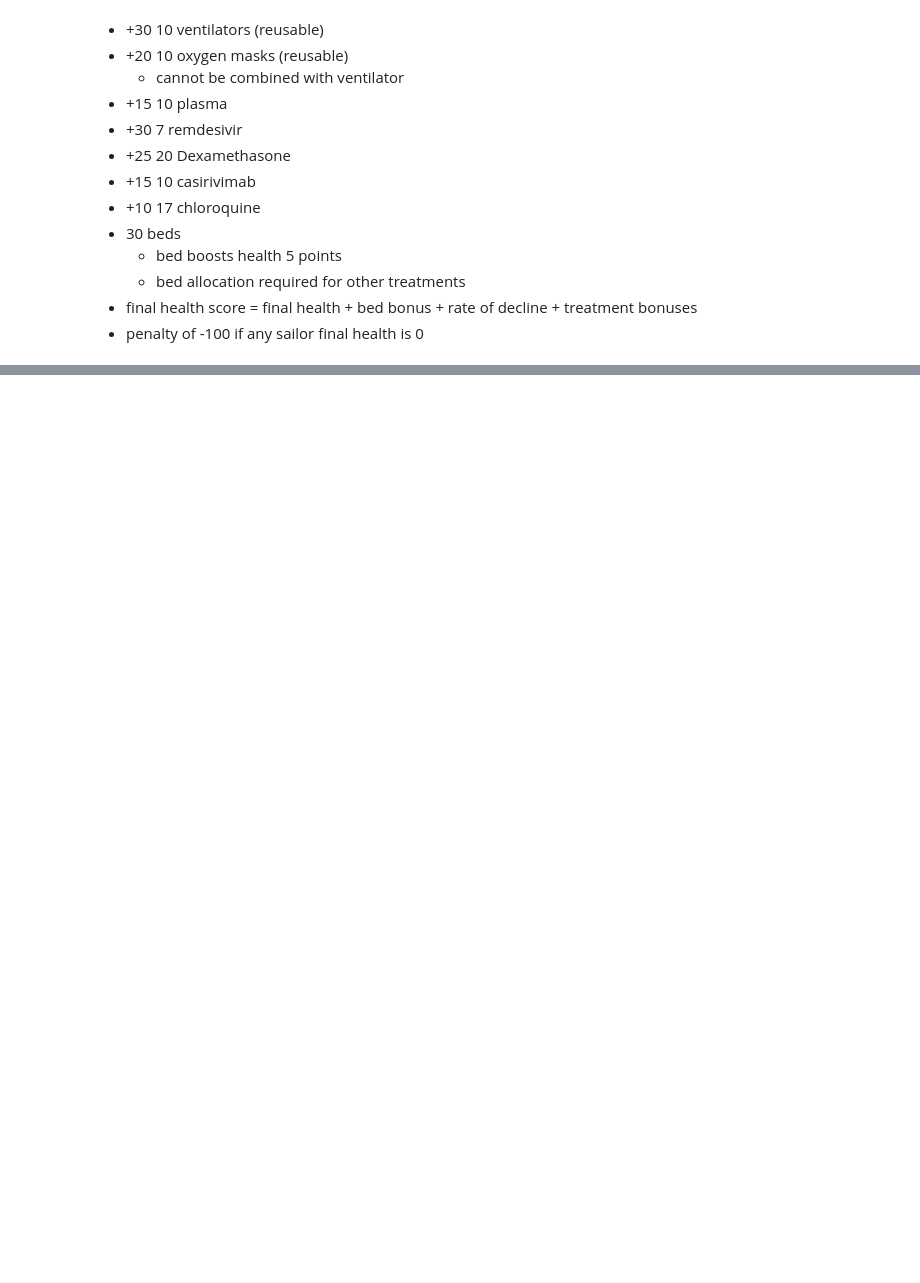
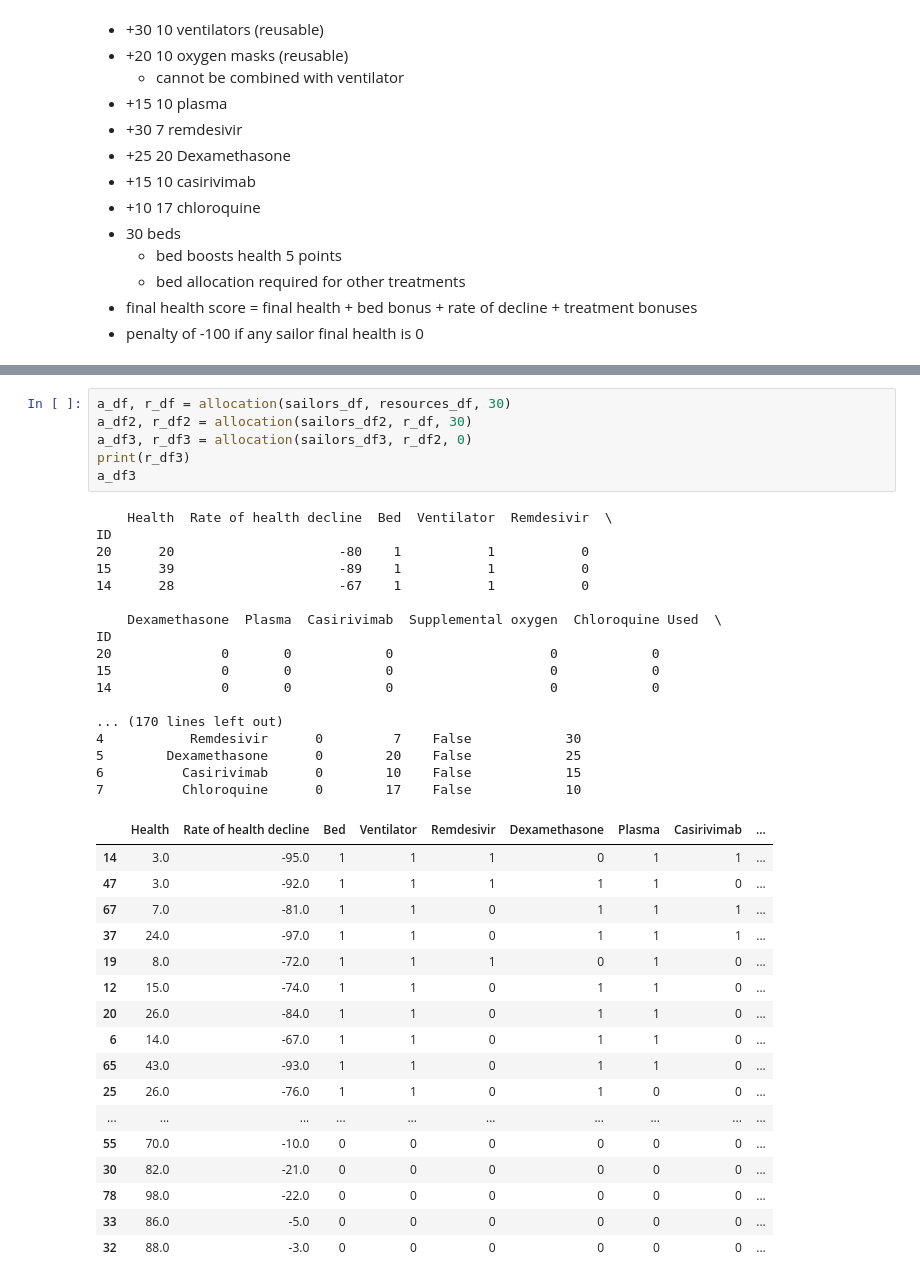
Before and after one commit to fullofentropy/HackTheMachine-1, a Jupyter notebook: game3/Game 3.ipynb, the cells around one changed output, grey strips where cells are left out. Cells and saved outputs as stored; diff of their text form; blank space fills up the shorter version.

```diff
--- a/game3/Game 3.ipynb
+++ b/game3/Game 3.ipynb
@@ -180,0 +223,41 @@ a_df
+# %%
+a_df, r_df = allocation(sailors_df, resources_df, 30)
+a_df2, r_df2 = allocation(sailors_df2, r_df, 30)
+a_df3, r_df3 = allocation(sailors_df3, r_df2, 0)
+print(r_df3)
+a_df3
+# %% [output]
+    Health  Rate of health decline  Bed  Ventilator  Remdesivir  \
+ID
+20      20                     -80    1           1           0
+15      39                     -89    1           1           0
+14      28                     -67    1           1           0
+
+    Dexamethasone  Plasma  Casirivimab  Supplemental oxygen  Chloroquine Used  \
+ID
+20              0       0            0                    0            0
+15              0       0            0                    0            0
+14              0       0            0                    0            0
+
+... (170 lines left out)
+4           Remdesivir      0         7    False            30
+5        Dexamethasone      0        20    False            25
+6          Casirivimab      0        10    False            15
+7          Chloroquine      0        17    False            10
+|  | Health | Rate of health decline | Bed | Ventilator | Remdesivir | Dexamethasone | Plasma | Casirivimab | ... |
+| 14 | 3.0 | -95.0 | 1 | 1 | 1 | 0 | 1 | 1 | ... |
+| 47 | 3.0 | -92.0 | 1 | 1 | 1 | 1 | 1 | 0 | ... |
+| 67 | 7.0 | -81.0 | 1 | 1 | 0 | 1 | 1 | 1 | ... |
+| 37 | 24.0 | -97.0 | 1 | 1 | 0 | 1 | 1 | 1 | ... |
+| 19 | 8.0 | -72.0 | 1 | 1 | 1 | 0 | 1 | 0 | ... |
+| 12 | 15.0 | -74.0 | 1 | 1 | 0 | 1 | 1 | 0 | ... |
+| 20 | 26.0 | -84.0 | 1 | 1 | 0 | 1 | 1 | 0 | ... |
+| 6 | 14.0 | -67.0 | 1 | 1 | 0 | 1 | 1 | 0 | ... |
+| 65 | 43.0 | -93.0 | 1 | 1 | 0 | 1 | 1 | 0 | ... |
+| 25 | 26.0 | -76.0 | 1 | 1 | 0 | 1 | 0 | 0 | ... |
+| ... | ... | ... | ... | ... | ... | ... | ... | ... | ... |
+| 55 | 70.0 | -10.0 | 0 | 0 | 0 | 0 | 0 | 0 | ... |
+| 30 | 82.0 | -21.0 | 0 | 0 | 0 | 0 | 0 | 0 | ... |
+| 78 | 98.0 | -22.0 | 0 | 0 | 0 | 0 | 0 | 0 | ... |
+| 33 | 86.0 | -5.0 | 0 | 0 | 0 | 0 | 0 | 0 | ... |
+| 32 | 88.0 | -3.0 | 0 | 0 | 0 | 0 | 0 | 0 | ... |
```
Also changed, not shown: parts of 9 cells of this notebook, 2 other files.
